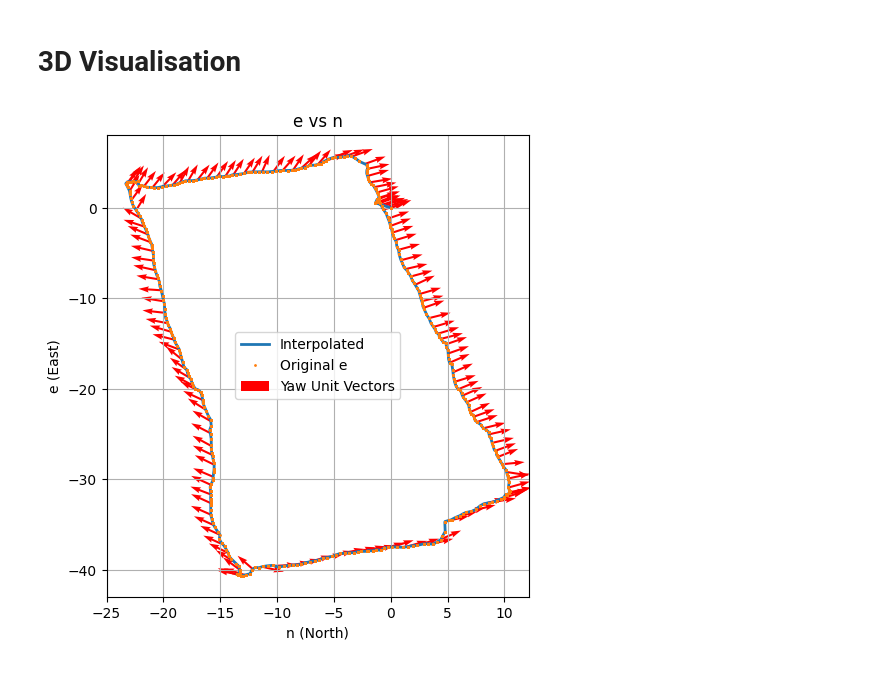
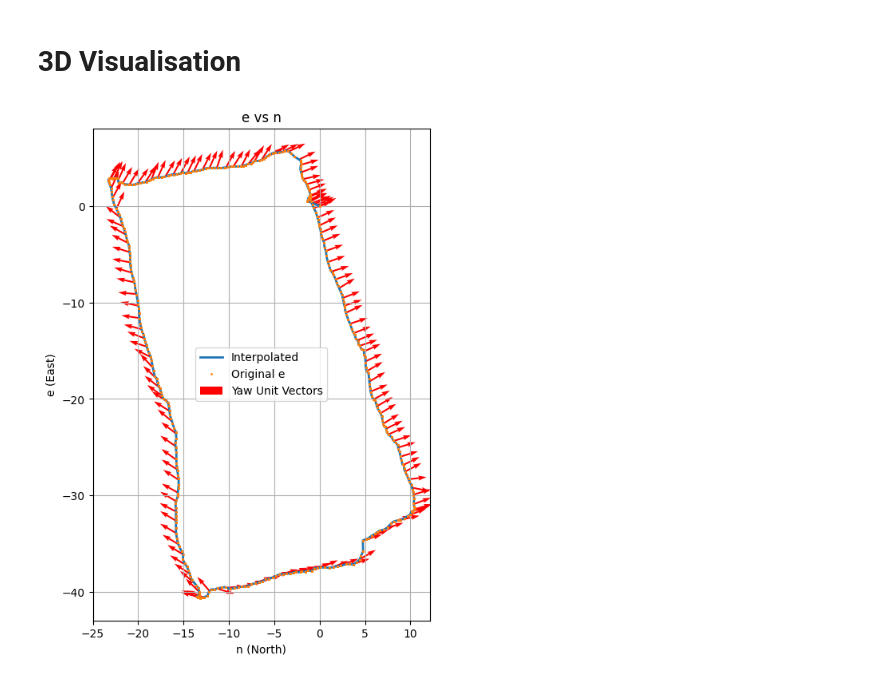
Before and after one commit to haris-mujeeb/TelemetryTracker-with-3D-Data-Visualization, a Jupyter notebook: 3d_visualiser/3d_visualisation.ipynb, the cells around one changed output. Cells and saved outputs as stored; diff of their text form; code cells hidden in the pictures.

```diff
--- a/3d_visualiser/3d_visualisation.ipynb
+++ b/3d_visualiser/3d_visualisation.ipynb
@@ -45,7 +45,7 @@ from pymap3d import geodetic2enu
 # Example: GPS raw data: (N, 3) where each row is [lat, lon, alt]
 # gps_raw_data = np.array([[lat1, lon1, alt1], [lat2, lon2, alt2], ..., [latN, lonN, altN]])
 
-lat0, lon0, alt0, NedNorthVel0, NedEastVel0  = sensorData.gps_raw_data[0]  # Origin for ENU conversion
+lat0, lon0, alt0  = sensorData.gps_raw_data[0]  # Origin for ENU conversion
 
 # Initialize arrays to store ENU coordinates
 e = np.zeros(sensorData.gps_raw_data.shape[0])  # East
@@ -53,7 +53,7 @@ n = np.zeros(sensorData.gps_raw_data.shape[0])  # North
 u = np.zeros(sensorData.gps_raw_data.shape[0])  # Up
 
 # Convert each GPS point (lat, lon, alt) to ENU
-for i, (lat, lon, alt, nedNorthVel, nedEastVel) in enumerate(sensorData.gps_raw_data):
+for i, (lat, lon, alt) in enumerate(sensorData.gps_raw_data):
     e[i], n[i], u[i] = geodetic2enu(lat, lon, alt, lat0, lon0, alt0)
 
 gps_unique_timestamps_in_seconds = np.unique(sensorData.gps_timestamps_in_seconds)
@@ -66,35 +66,34 @@ interpolated_n = np.interp(sensorData.timestamps_in_seconds, sensorData.gps_time
 
 # Angles are defined as follows
 angles = np.array([roll_kf, pitch_kf, yaw_kf])  # roll, pitch, yaw
 angles = np.transpose(angles)
 # Assume yaw_kf is in radians
 yaw_unit_x = np.cos(yaw_kf)
 yaw_unit_y = np.sin(yaw_kf)
 
 # Every 20th index
 idx = np.arange(0, len(interpolated_e), 20)
 
 
-
-# Plotting
-plt.figure(figsize=(12, 6))
+# Plot 3D trajectory with reference frames
+fig = plt.figure(figsize=(12, 8))
 
 # Plot e vs n
 plt.subplot(1, 2, 1)
 plt.plot(interpolated_e, interpolated_n, '-', label='Interpolated', linewidth=2)
 plt.plot(e, n, 'o', label='Original e', markersize=1)
 
 # Plot unit yaw vectors as quivers
 plt.quiver(interpolated_e[idx], interpolated_n[idx],
            yaw_unit_x[idx], yaw_unit_y[idx],
            angles='xy', scale_units='xy', color='r', label='Yaw Unit Vectors', scale=0.5)
 
 plt.title('e vs n')
 plt.xlabel('n (North)')
 plt.ylabel('e (East)')
 plt.legend()
 plt.grid()
 plt.show()
 # %% [output]
-[figure, old version]
+[figure, new version]
 # %%
```
Also changed, not shown: parts of 2 cells of this notebook, 5 other files.
